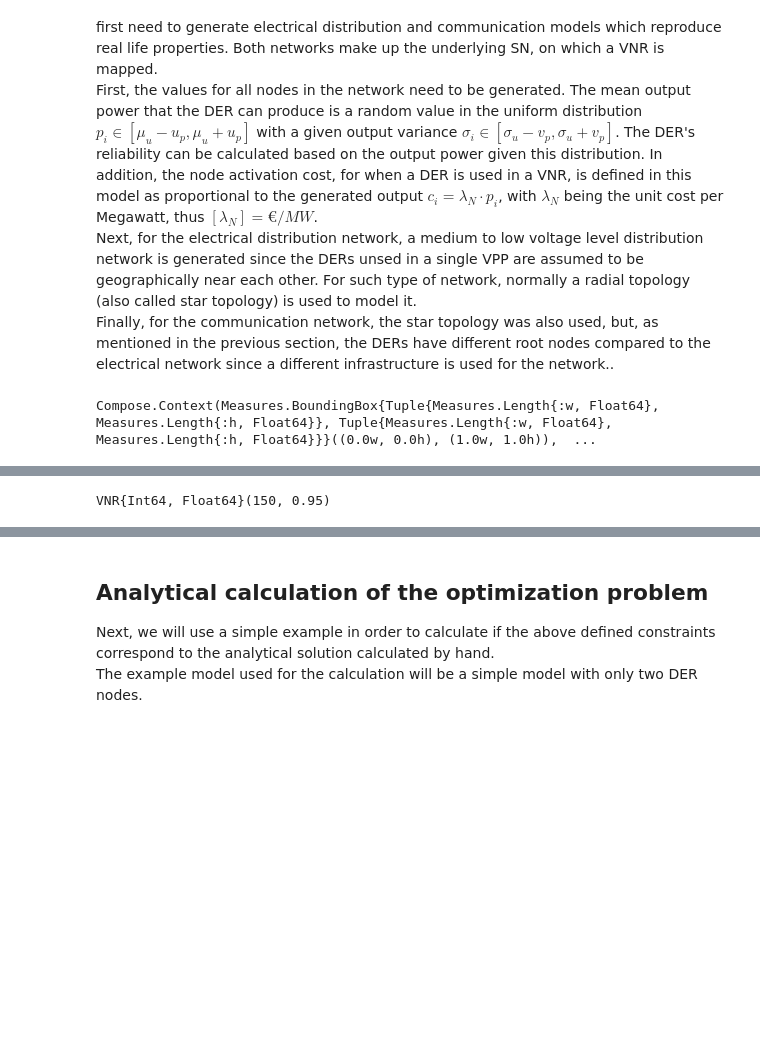
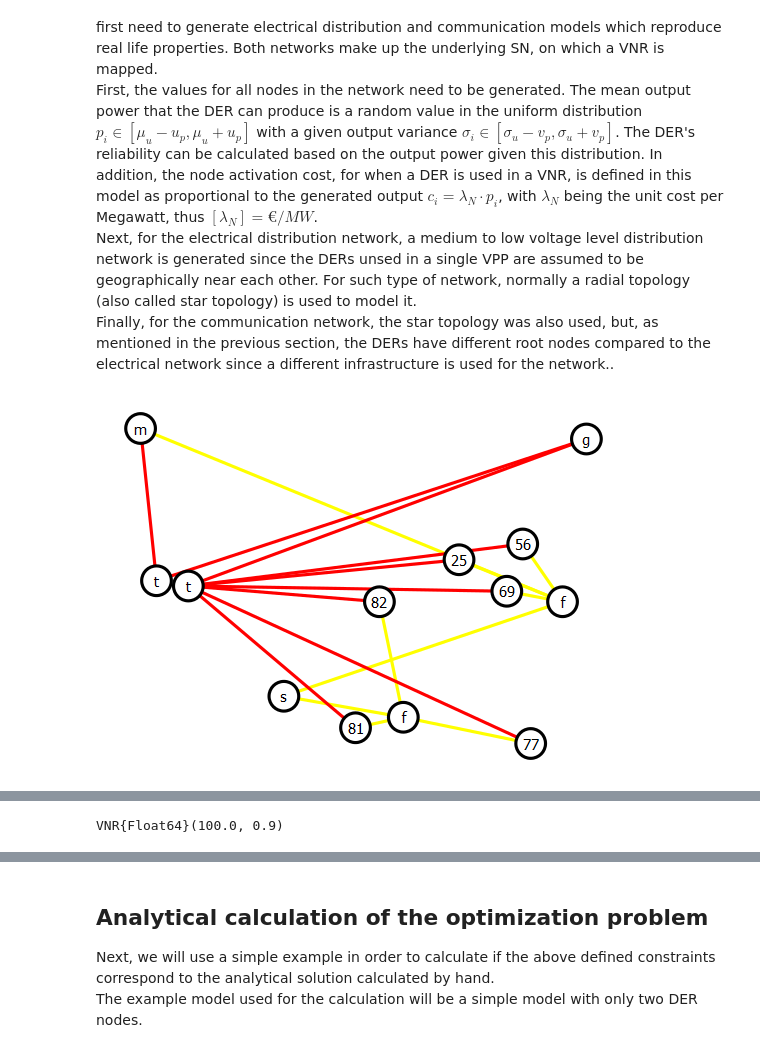
Before and after one commit to isabella-grieser/VNR-optimization-for-VPP, a Jupyter notebook: projectseminar.ipynb, the cells around one changed output, grey strips where cells are left out. Cells and saved outputs as stored; diff of their text form; code cells hidden in the pictures; blank space fills up the shorter version.

```diff
--- a/projectseminar.ipynb
+++ b/projectseminar.ipynb
@@ -38,17 +39,17 @@ Finally, for the communication network, the star topology was also used, but, as
 # %%
 #define the average number of nodes in a network cluster
 node_cluster = 2
 #define the number of clusters in the network
-cluster_sum = 2
+cluster_sum = 3
 
 #generate the network containing both the electrical and communication network;
 #all other values defined in the text are generated with standard values defined in the script
 network = generate_network(node_cluster, cluster_sum)
 #visualize the generated network with the power outputs of the individual nodes
 #where the electrical connections are yellow and the communication lines are red
 visualize_network(network)
 # %% [output]
-Compose.Context(Measures.BoundingBox{Tuple{Measures.Length{:w, Float64}, Measures.Length{:h, Float64}}, Tuple{Measures.Length{:w, Float64}, Measures.Length{:h, Float64}}}((0.0w, 0.0h), (1.0w, 1.0h)),  ...
+[figure, added]
 # %% [markdown]
 ### Virtual Power Plant Virtual Network Request
 As the next step, an overlying network (VNR) is mapped onto the physical network, which was generated in the last section. For this, we first define how a VPP can be modelled as a VNR.<br>
@@ -58,12 +59,12 @@ The whole VPP is controlled by the VMO. This office is connected to all DERs by
 Thus, to define the desired power and reliability of the VPP, we just define the virtual DER as a node with those properties.
 # %%
 #VPP properties
-power = 150
-reliability = .95
+power = 100.0
+reliability = .90
 
 vnr = VNR(power, reliability)
 # %% [output]
-VNR{Int64, Float64}(150, 0.95)
+VNR{Float64}(100.0, 0.9)
 # %% [markdown]
 ## Extension of the VNE algorithm for the VPP embedding problem
 Now, with the generation of arbitrary models for later analyzation, we will now modify the [in this paper described method](https://dl.acm.org/doi/abs/10.1145/3396851.3397693) to deal with the VNE embedding problem for specifically the VPP use case.<br>
```
Also changed, not shown: parts of 25 cells of this notebook, 54 other files.
